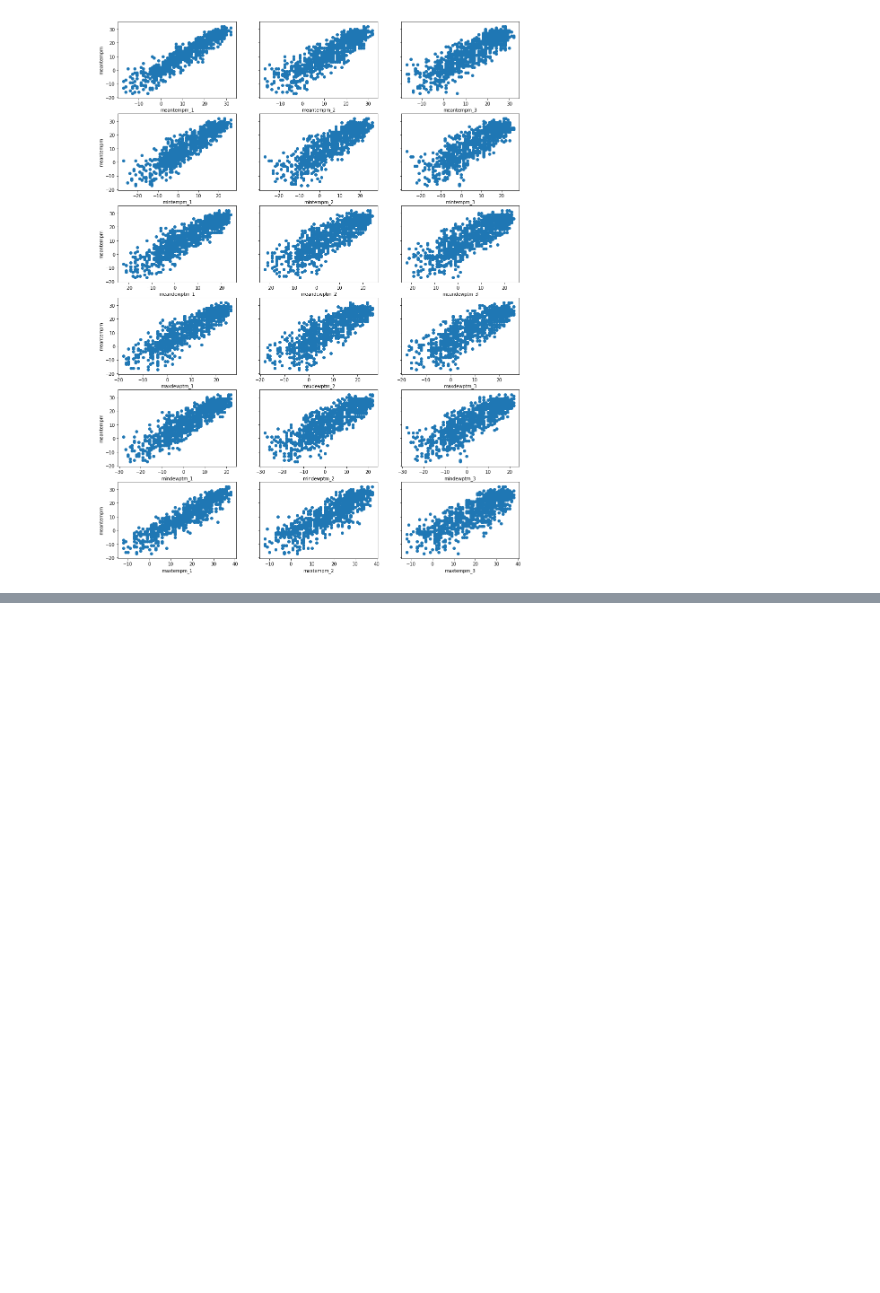
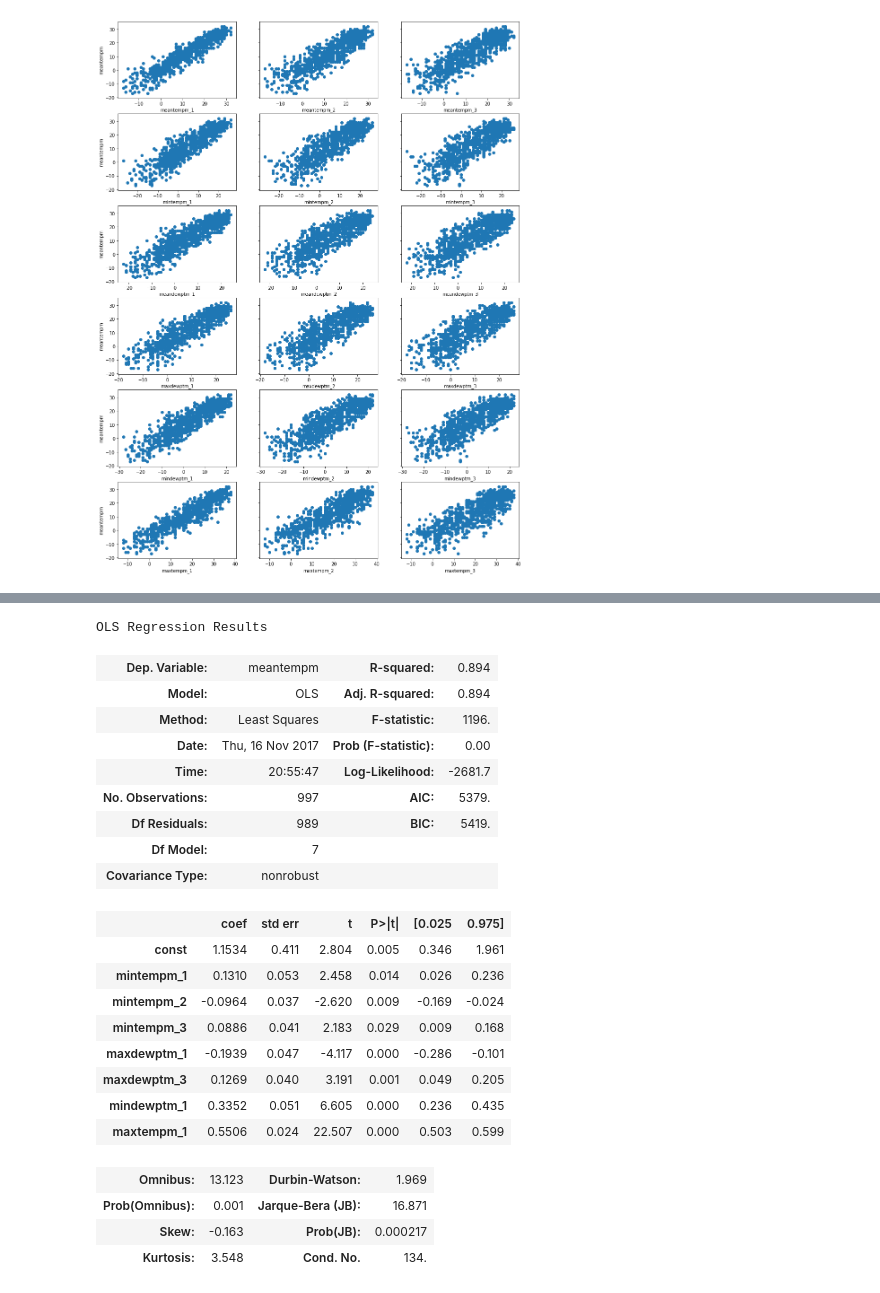
Before and after one commit to amcquistan/WeatherPredictPythonML, a Jupyter notebook: Weather Underground Linear Regression.ipynb, the cells around one changed output, grey strips where cells are left out. Drawn from its saved outputs; the diff is of its cells as text; code cells hidden in the pictures; blank space fills up the shorter version.

```diff
--- a/Weather Underground Linear Regression.ipynb
+++ b/Weather Underground Linear Regression.ipynb
@@ -124,0 +262,27 @@ From the plots above it is recognizable that all of the remaining predictor vari
+# %%
+model = sm.OLS(y, X).fit()
+model.summary()
+# %% [output]
+OLS Regression Results
+| Dep. Variable: | meantempm | R-squared: | 0.894 |
+| Model: | OLS | Adj. R-squared: | 0.894 |
+| Method: | Least Squares | F-statistic: | 1196. |
+| Date: | Thu, 16 Nov 2017 | Prob (F-statistic): | 0.00 |
+| Time: | 20:55:47 | Log-Likelihood: | -2681.7 |
+| No. Observations: | 997 | AIC: | 5379. |
+| Df Residuals: | 989 | BIC: | 5419. |
+| Df Model: | 7 |  |  |
+| Covariance Type: | nonrobust |  |  |
+|  | coef | std err | t | P>|t| | [0.025 | 0.975] |
+| const | 1.1534 | 0.411 | 2.804 | 0.005 | 0.346 | 1.961 |
+| mintempm_1 | 0.1310 | 0.053 | 2.458 | 0.014 | 0.026 | 0.236 |
+| mintempm_2 | -0.0964 | 0.037 | -2.620 | 0.009 | -0.169 | -0.024 |
+| mintempm_3 | 0.0886 | 0.041 | 2.183 | 0.029 | 0.009 | 0.168 |
+| maxdewptm_1 | -0.1939 | 0.047 | -4.117 | 0.000 | -0.286 | -0.101 |
+| maxdewptm_3 | 0.1269 | 0.040 | 3.191 | 0.001 | 0.049 | 0.205 |
+| mindewptm_1 | 0.3352 | 0.051 | 6.605 | 0.000 | 0.236 | 0.435 |
+| maxtempm_1 | 0.5506 | 0.024 | 22.507 | 0.000 | 0.503 | 0.599 |
+| Omnibus: | 13.123 | Durbin-Watson: | 1.969 |
+| Prob(Omnibus): | 0.001 | Jarque-Bera (JB): | 16.871 |
+| Skew: | -0.163 | Prob(JB): | 0.000217 |
+| Kurtosis: | 3.548 | Cond. No. | 134. |
```
Also changed, not shown: parts of 31 cells of this notebook.
